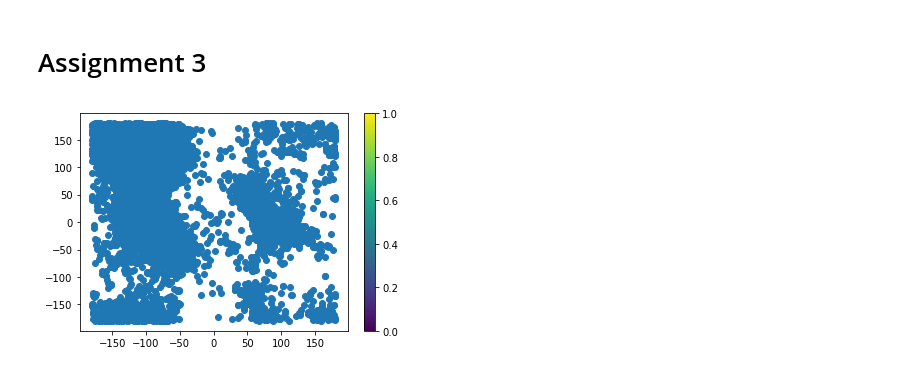
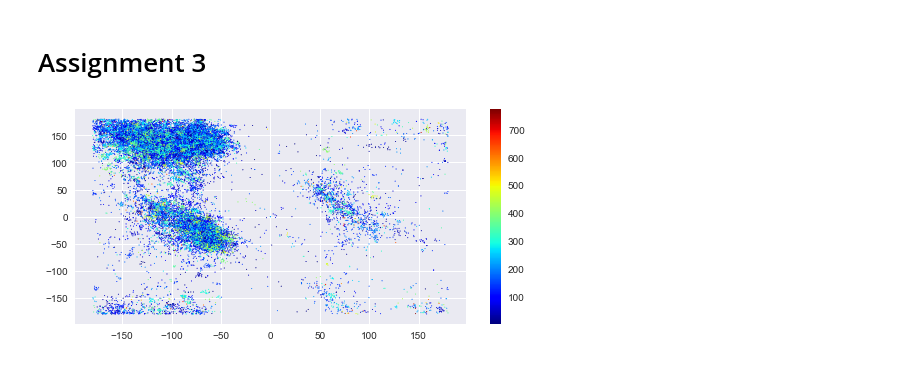
Before and after one commit to Niclindm/DAT405, a Jupyter notebook: Weekly assignment 3/Assigment3.ipynb, the cells around one changed output. Cells and saved outputs as stored; diff of their text form; code cells hidden in the pictures.

```diff
--- a/Weekly assignment 3/Assigment3.ipynb
+++ b/Weekly assignment 3/Assigment3.ipynb
@@ -6,10 +6,15 @@ import numpy as np
 import matplotlib.pyplot as plt
 # %%
 d = pd.read_csv('./data_assignment3.csv')
+plt.style.use('seaborn')
 xValues = d['phi']
 yValues = d['psi']
-plt.scatter(xValues,yValues, cmap='viridis_r')
+plt.rcParams["figure.figsize"] = [7.50, 3.50]
+plt.rcParams["figure.autolayout"] = True
+plt.scatter(xValues,yValues,s=0.5, c=d['position'], cmap="jet")
+
 plt.colorbar()
+
 plt.show()
 # %% [output]
-[figure, old version]
+[figure, new version]
```
